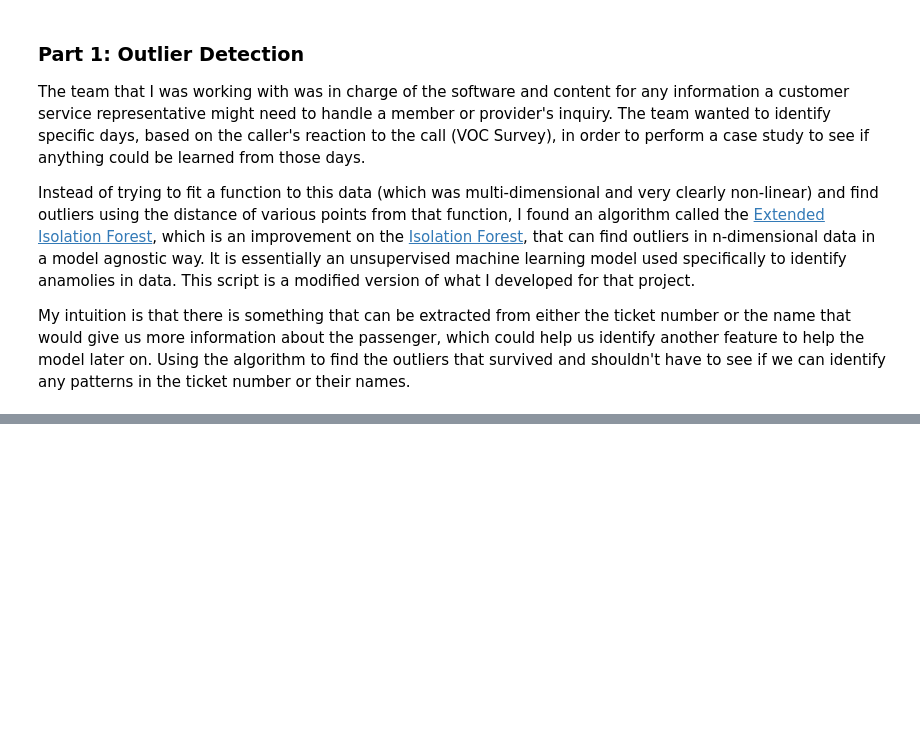
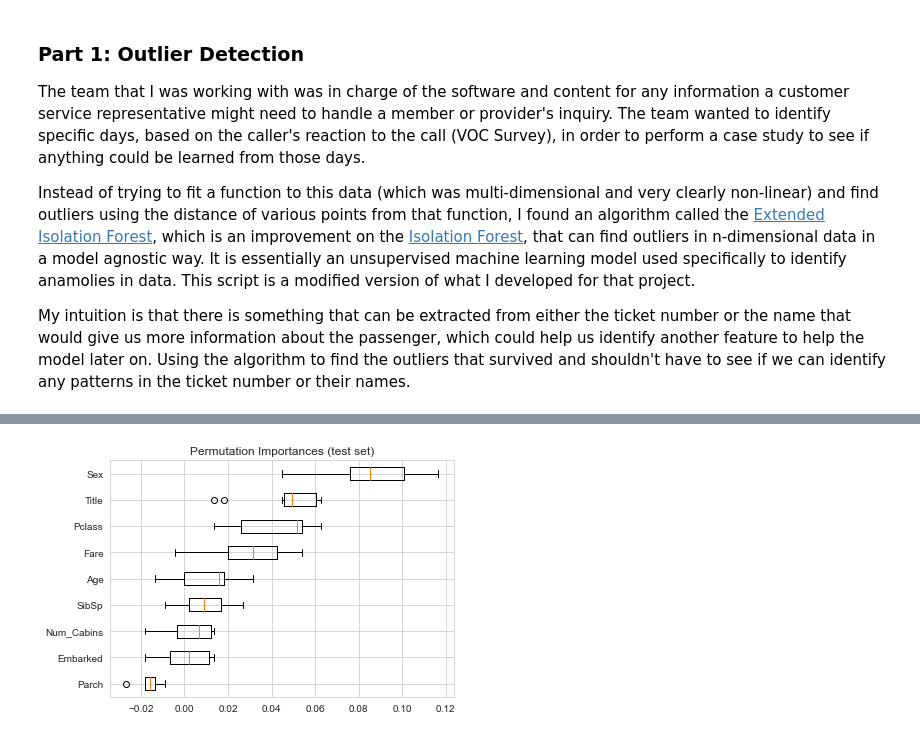
Before and after one commit to amalhot5/titanic_feature_exploration, a Jupyter notebook: feature_exploration.ipynb, the cells around one changed output, grey strips where cells are left out. Cells and saved outputs as stored; diff of their text form; code cells hidden in the pictures; blank space fills up the shorter version.

Commit message:
added outlier detection and feature importance

```diff
--- a/feature_exploration.ipynb
+++ b/feature_exploration.ipynb
@@ -58,0 +63,3 @@ ModuleNotFoundError: No module named 'eif'
+# %%
+train_df['Is_Female'] = np.where(train_df['Sex'] == 'female', 1, 0)
+train_df.columns
@@ -58,0 +164,5 @@ ModuleNotFoundError: No module named 'eif'
+# %%
+cat_columns = ['Pclass', 'Sex', 'Embarked', 'Title']
+num_columns = ['Age', 'SibSp', 'Parch', 'Fare', 'Num_Cabins']
+
+y = train_df.Survived
@@ -58,0 +184,24 @@ ModuleNotFoundError: No module named 'eif'
+# %%
+rf = Pipeline([
+    ('preprocess', preprocessing),
+    ('classifier', RandomForestClassifier(random_state=42))
+])
+rf.fit(X_train, y_train)
+
+ab = Pipeline([
+    ('preprocess', preprocessing),
+    ('classifier', AdaBoostClassifier(random_state=42))
+])
+ab.fit(X_train, y_train)
+
+dt = Pipeline([
+    ('preprocess', preprocessing),
+    ('classifier', DecisionTreeClassifier(random_state=42))
+])
+dt.fit(X_train, y_train)
+
+lg = Pipeline([
+    ('preprocess', preprocessing),
+    ('classifier', LogisticRegression(random_state=42))
+])
+lg.fit(X_train, y_train)
@@ -58,0 +245,13 @@ ModuleNotFoundError: No module named 'eif'
+# %%
+result = permutation_importance(rf, X_test, y_test, n_repeats=10,
+                                random_state=42, n_jobs=2)
+sorted_idx = result.importances_mean.argsort()
+
+fig, ax = plt.subplots()
+ax.boxplot(result.importances[sorted_idx].T,
+           vert=False, labels=X_test.columns[sorted_idx])
+ax.set_title("Permutation Importances (test set)")
+fig.tight_layout()
+plt.show()
+# %% [output]
+[figure, added]
```
Also changed, not shown: parts of 25 cells of this notebook.
